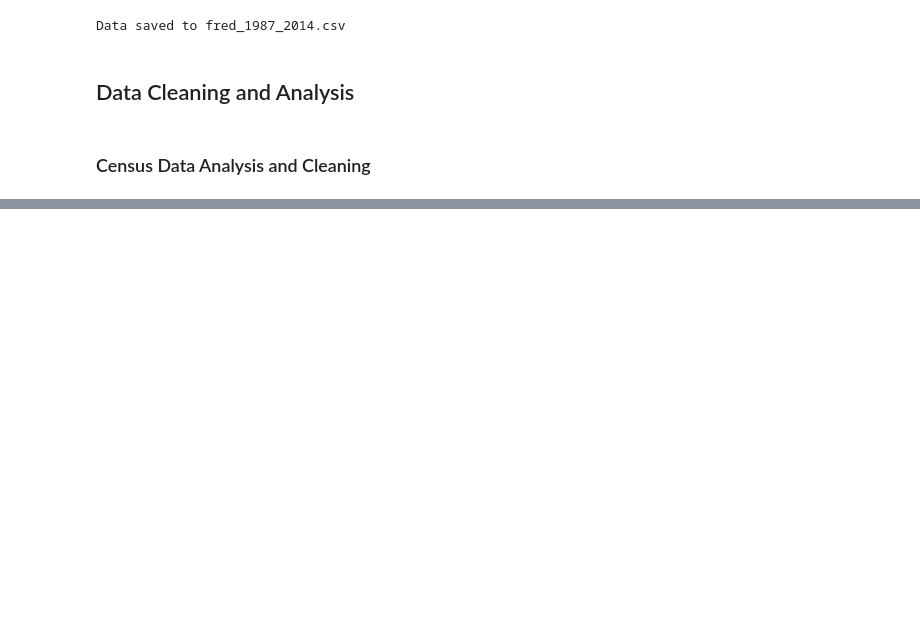
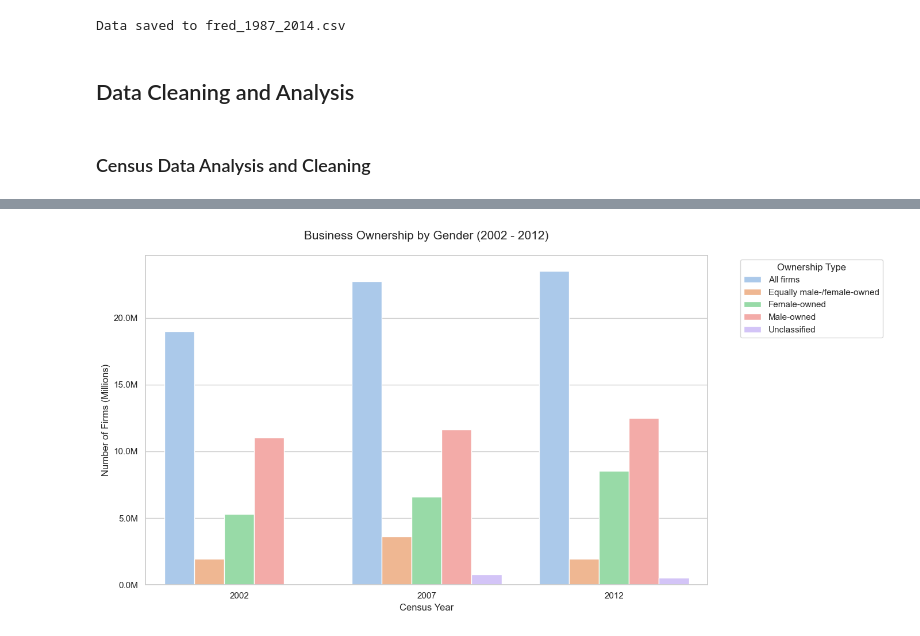
Before and after one commit to CPSC-5071-SELECT-ALL-FROM-STRUGGLING/FairLend-SBA, a Jupyter notebook: notebooks/Data_Load_Preparation_and_Cleaning.ipynb, the cells around one changed output, grey strips where cells are left out. Saved outputs shown, nothing was run; the diff lists cells and outputs as text; code cells hidden in the pictures; blank space fills up the shorter version.

```diff
--- a/notebooks/Data_Load_Preparation_and_Cleaning.ipynb
+++ b/notebooks/Data_Load_Preparation_and_Cleaning.ipynb
@@ -440,0 +962,35 @@ dtype: int64
+# %%
+from matplotlib import ticker
+
+
+gender_list = ['All firms','Male-owned', 'Female-owned', 'Equally male-/female-owned','Unclassified']
+
+df_gender = df[
+    (df['SEX'].isin(gender_list)) &
+    (df['RACE_GROUP'] == 'All firms') &
+    (df['ETH_GROUP'] == 'All firms') &
+    (df['VET_GROUP'] == 'All firms')
+].sort_values('YEAR').copy()
+
+plt.figure(figsize=(14, 7))
+
+ax = sns.barplot(
+    data=df_gender,
+    x='YEAR',
+    y='FIRMALL',
+    hue='SEX',
+    palette='pastel',
+    estimator=sum,
+    errorbar=None
+)
+
+ax.yaxis.set_major_formatter(ticker.FuncFormatter(lambda x, pos: f'{x/1e6:.1f}M'))
+
+plt.title('Business Ownership by Gender (2002 - 2012)', fontsize=15, pad=20)
+plt.ylabel('Number of Firms (Millions)', fontsize=12)
+plt.xlabel('Census Year', fontsize=12)
+plt.legend(title='Ownership Type', bbox_to_anchor=(1.05, 1), loc='upper left')
+plt.tight_layout()
+plt.show()
+# %% [output]
+[figure, added]
```
Also changed, not shown: parts of 46 cells of this notebook.
